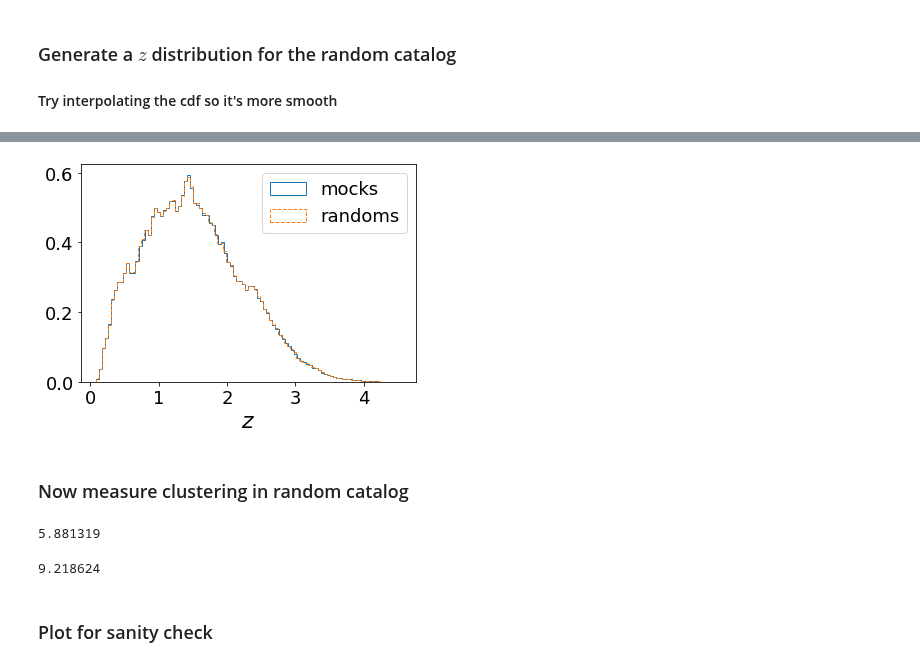
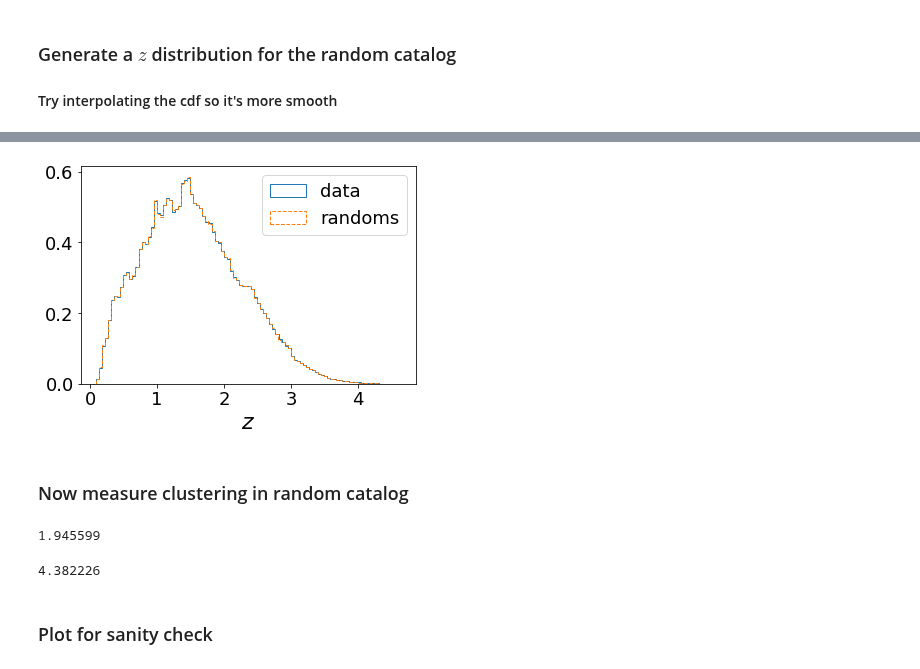
Before and after one commit to mshiferaw/quaia_bias, a Jupyter notebook: notebooks/2025-06-18_measure_xi_r_new_mocks.ipynb, the cells around one changed output, grey strips where cells are left out. Cells and saved outputs as stored; diff of their text form; code cells hidden in the pictures.

```diff
--- a/notebooks/2025-06-18_measure_xi_r_new_mocks.ipynb
+++ b/notebooks/2025-06-18_measure_xi_r_new_mocks.ipynb
@@ -80,7 +80,8 @@ Number of data sources: 1295221
 ### Make map of quasar number counts
 # %%
 # mask the plane
-c = SkyCoord(ra=tab_gcatlo['ra']*u.degree, dec=tab_gcatlo['dec']*u.degree)
-mask_gcatlo = np.abs(c.galactic.b.value)>20 # use galactic coordinates from data
+mask = 30 #20
+c_gcatlo = SkyCoord(ra=tab_gcatlo['ra']*u.degree, dec=tab_gcatlo['dec']*u.degree)
+mask_gcatlo = np.abs(c_gcatlo.galactic.b.value)>=mask # use galactic coordinates from data
 N_gcatlo_mask = len(tab_gcatlo['ra'][mask_gcatlo])
 # %%
@@ -134,7 +135,7 @@ Number of random sources: 12955802
 # %% [markdown]
 ### Make maps of random number counts
 # %%
-c = SkyCoord(ra=tab_randlo['ra'], dec=tab_randlo['dec'])
-mask_randlo = np.abs(c.galactic.b.value)>20 # use galactic coordinates from data
+c_randlo = SkyCoord(ra=tab_randlo['ra'], dec=tab_randlo['dec'])
+mask_randlo = np.abs(c_randlo.galactic.b.value)>=mask # use galactic coordinates from data
 N_randlo_mask = len(tab_randlo['ra'][mask_randlo])
 # %%
@@ -225,7 +226,8 @@ projview(map_randselfunc_hi, title=rf"Random catalog, $G<{G_hi}$ ($N={N_randhi}$
 # %% [markdown]
 # Plot the $n(z)$ distribution
 # %%
-tab_datalo, pixel_indices_datalo, N_datalo_mask, mask_datalo = quaia.read(f'../data/quaia_G20.0.fits', '$Gaia$-$unWISE$ Quasar Catalog', G_lo, fn_sello)
+tab_datalo, pixel_indices_datalo_mask, N_datalo_mask, mask_datalo = quaia.read(f'../data/quaia_G20.0.fits', '$Gaia$-$unWISE$ Quasar Catalog', G_lo,
+                                                                               fn_sello, mask = mask, fac_stdev = fac_stdev)
 # %% [output]
 Number of data sources: 755850
 OrderedDict([('NAME', '\\emph{{Gaia}}--\\emph{{unWISE}} Quasar Catalog'), ('ABBRV', 'Quaia')])
@@ -380,13 +408,19 @@ api_time
 # %%
-# Compute the empirical cumulative distribution function (ECDF)
-z = np.sort(tab_gcatlo['redshift_quaia'])
-ecdf = np.arange(N_gcatlo) / (N_gcatlo - 1)
+# # Compute the empirical cumulative distribution function (ECDF)
+# z = np.sort(tab_gcatlo['redshift_quaia'][mask_gcatlo])
+# ecdf = np.arange(N_gcatlo_mask) / (N_gcatlo_mask - 1)
 
-# Create an interpolation function for inverse transform sampling
-inv_ecdf = interp.interp1d(ecdf, z) # have to interpolate, can't do binning method because each point --> cdf probability
+# # Create an interpolation function for inverse transform sampling
+# inv_ecdf = interp.interp1d(ecdf, z) # have to interpolate, can't do binning method because each point --> cdf probability
 
-# set random seed: https://builtin.com/data-science/numpy-random-seed
-rng = np.random.default_rng(2023)
+# # set random seed: https://builtin.com/data-science/numpy-random-seed
+# rng = np.random.default_rng(2023)
 
-# Generate new random samples from the estimated distribution
-tab_randlo['redshift_quaia'] = inv_ecdf(rng.random(size = N_randlo))
+# # Generate new random samples from the estimated distribution
+# tab_randlo['redshift_quaia'] = -1.0
+# tab_randlo['redshift_quaia'][mask_randlo] = inv_ecdf(rng.random(size = N_randlo_mask))
+
+# tab_randlo['redshift_quaia'] = -1.0
+# tab_randlo['redshift_quaia'][mask_randlo] = z_dist(tab_datalo, mask_datalo, N_datalo_mask, N_randlo_mask, plot = True)
+
+quaia.z_dist(tab_datalo, tab_randlo, mask_datalo, mask_randlo, N_datalo_mask, N_randlo_mask, plot = True, mask = mask)
@@ -401,10 +429,10 @@ plt.show()
 # %%
-plt.hist(tab_gcatlo['redshift_quaia'], histtype = 'step', density = True, label = 'mocks', bins = 100)
-plt.hist(tab_randlo['redshift_quaia'], histtype = 'step', density = True, label = 'randoms', bins = 100, linestyle = '--')
+plt.hist(tab_datalo['redshift_quaia'][mask_datalo], histtype = 'step', density = True, label = 'data', bins = 100)
+plt.hist(tab_randlo['redshift_quaia_'+str(mask)][mask_randlo], histtype = 'step', density = True, label = 'randoms', bins = 100, linestyle = '--')
 plt.xlabel('$z$')
 plt.legend()
 plt.show()
 # %% [output]
-[figure, old version]
+[figure, new version]
 # %%
 # X2, Y2, Z2 = convert(tab_randlo['ra'], tab_randlo['dec'], tab_randlo['redshift_quaia'])
@@ -415,24 +444,24 @@ X2, Y2, Z2 = c.cartesian.xyz.value-correction
 ### Now measure clustering in random catalog
 # %%
 DR_counts, api_time = theory.DD(autocorr = 0, nthreads = 8, binfile = rbins, periodic = False,
-                                X1 = X1[mask_gcatlo], Y1 = Y1[mask_gcatlo], Z1 = Z1[mask_gcatlo], weights1 = 1/selfunc_lo[pixel_indices_gcatlo],
-                                X2 = X2[mask_randlo], Y2 = Y2[mask_randlo], Z2 = Z2[mask_randlo],
-                                weights2 = 1/selfunc_lo[pixel_indices_randlo], weight_type='pair_product', output_ravg = True,
+                                X1 = X1[mask_gcatlo], Y1 = Y1[mask_gcatlo], Z1 = Z1[mask_gcatlo], weights1 = 1/selfunc_lo[pixel_indices_gcatlo_mask],
+                                X2 = X2, Y2 = Y2, Z2 = Z2,
+                                weights2 = 1/selfunc_lo[pixel_indices_randlo_mask], weight_type='pair_product', output_ravg = True,
                                 c_api_timer = True)
 
 # np.save('../results/theory_DR_counts_rmin{}_rmax{}_sel_mocks'.format(str(rmin), str(rmax)), DR_counts)
 api_time
 # %% [output]
-5.881319
+1.945599
 # %%
 RR_counts, api_time = theory.DD(autocorr = 1, nthreads = 8, binfile = rbins, periodic = False,
-                                X1 = X2[mask_randlo], Y1 = Y2[mask_randlo], Z1 = Z2[mask_randlo], weights1 = 1/selfunc_lo[pixel_indices_randlo],
+                                X1 = X2, Y1 = Y2, Z1 = Z2, weights1 = 1/selfunc_lo[pixel_indices_randlo_mask],
                                 weight_type='pair_product',
                                 output_ravg = True, c_api_timer = True)
 
 # np.save('../results/theory_RR_counts_rmin{}_rmax{}_sel_mocks'.format(str(rmin), str(rmax)), RR_counts)
 api_time
 # %% [output]
-9.218624
+4.382226
 # %% [markdown]
 ### Plot for sanity check
```
Also changed, not shown: parts of 41 cells of this notebook, 4 other files.
